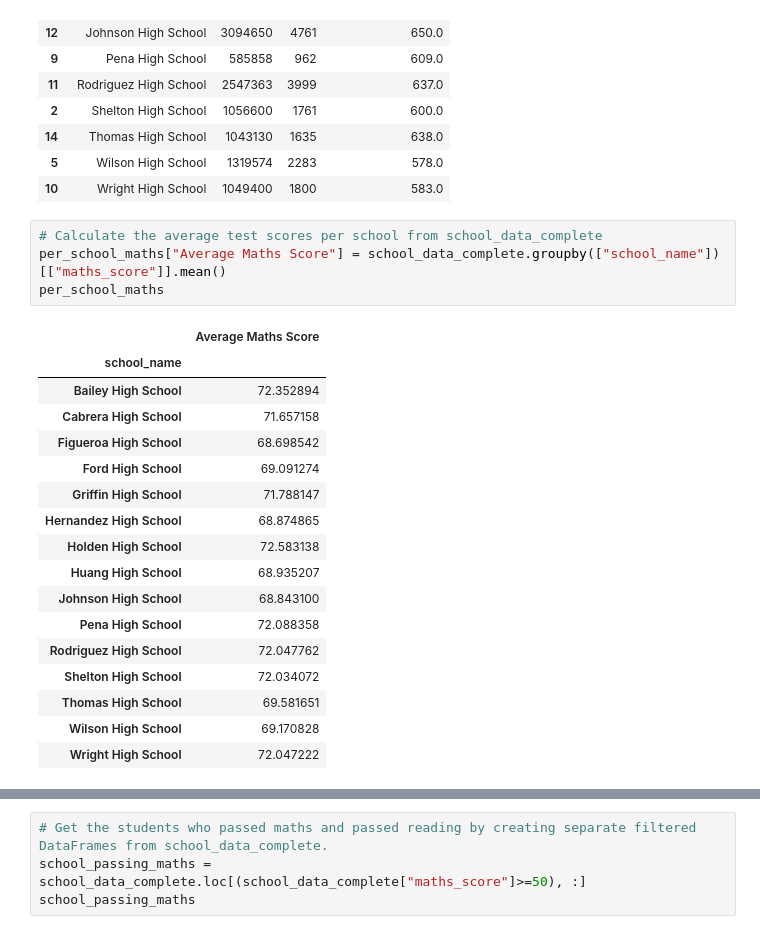
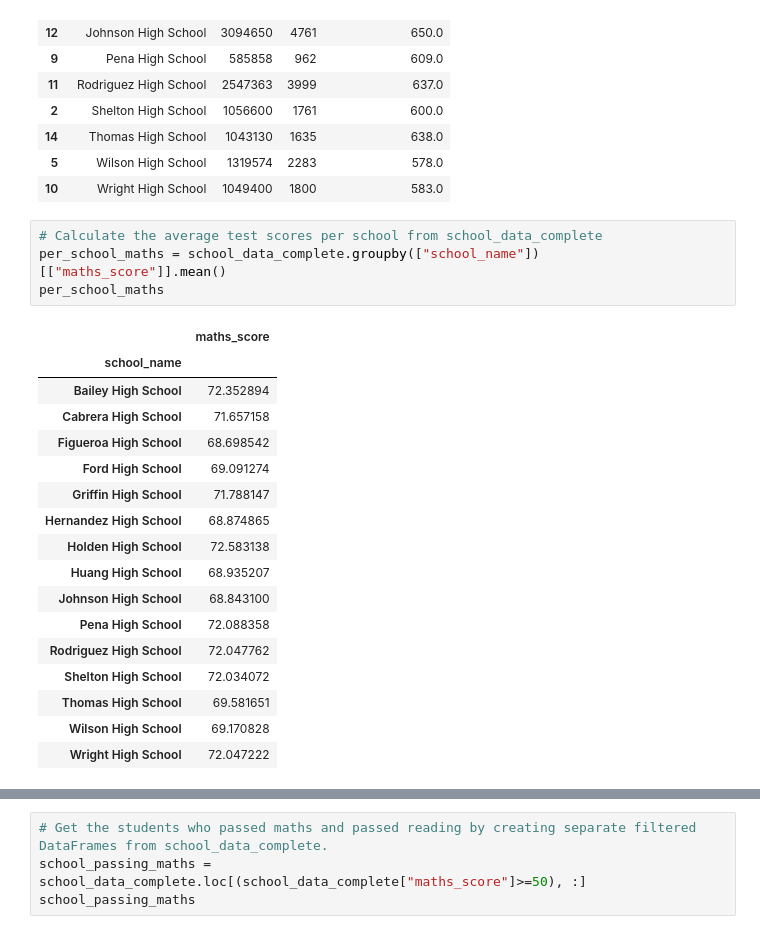
Before and after one commit to Rock2638/pandas-challenge, a Jupyter notebook: PyCitySchools/pandaschallenge.ipynb, the cells around one changed output, grey strips where cells are left out. Cells and saved outputs as stored; diff of their text form.

```diff
--- a/PyCitySchools/pandaschallenge.ipynb
+++ b/PyCitySchools/pandaschallenge.ipynb
@@ -200,10 +200,10 @@ per_school_capita
 | 10 | Wright High School | 1049400 | 1800 | 583.0 |
 # %%
 # Calculate the average test scores per school from school_data_complete
-per_school_maths["Average Maths Score"] = school_data_complete.groupby(["school_name"])[["maths_score"]].mean()
+per_school_maths = school_data_complete.groupby(["school_name"])[["maths_score"]].mean()
 per_school_maths
 # %% [output]
-|  | Average Maths Score |
+|  | maths_score |
 | school_name |  |
 | Bailey High School | 72.352894 |
 | Cabrera High School | 71.657158 |
```
Also changed, not shown: parts of 29 cells of this notebook.
